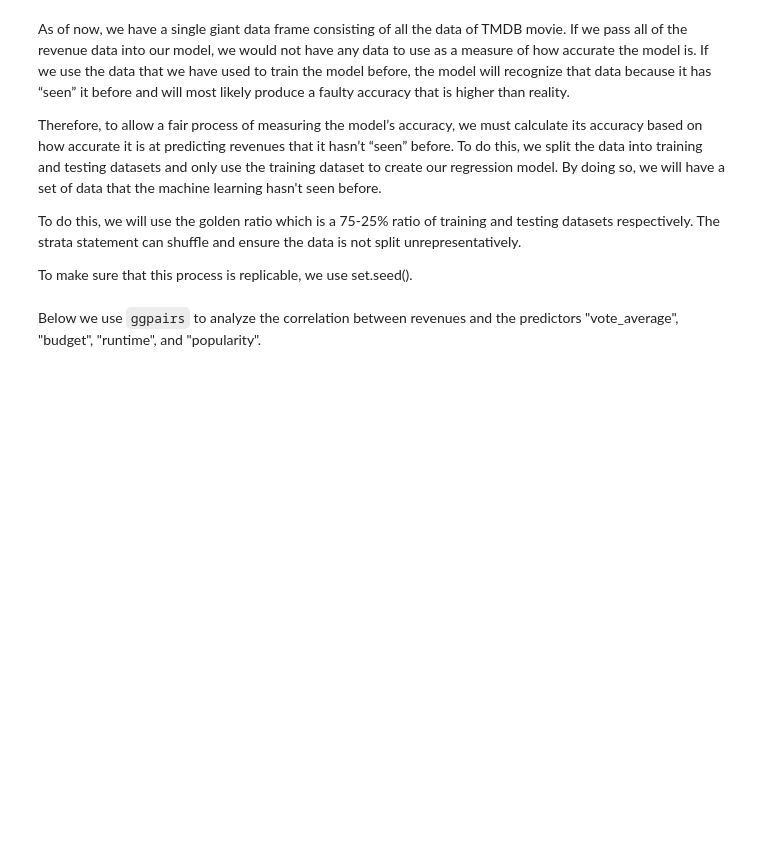
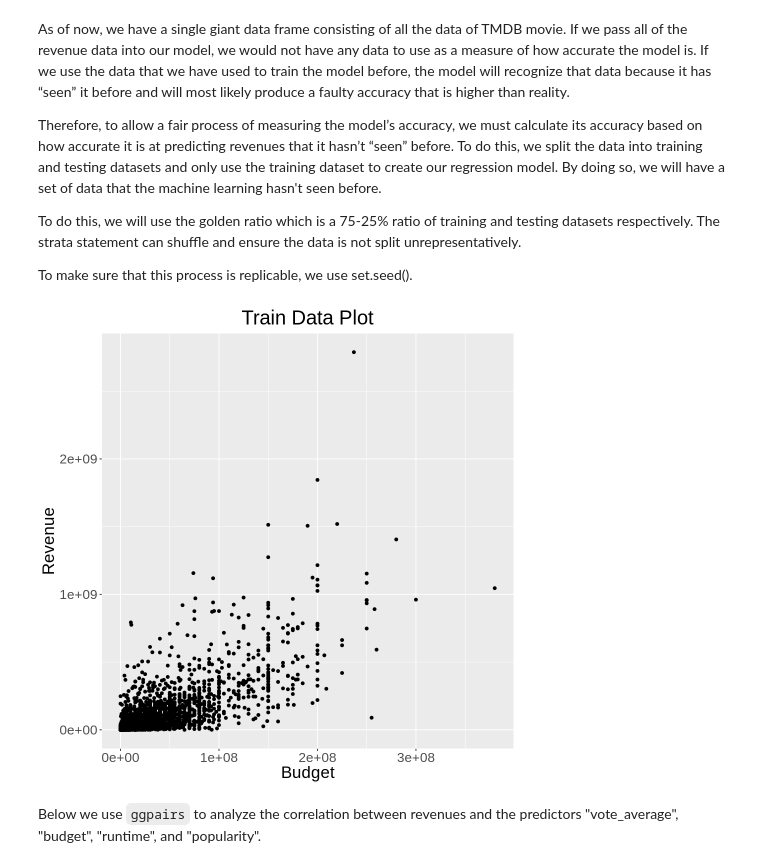
Before and after one commit to rehan13/Movie-Revenue-Predictions, a Jupyter notebook: Movie_Revenue_Preditor.ipynb, the cells around one changed output. Drawn from its saved outputs; the diff is of its cells as text; code cells hidden in the pictures; blank space fills up the shorter version.

```diff
--- a/Movie_Revenue_Preditor.ipynb
+++ b/Movie_Revenue_Preditor.ipynb
@@ -191,9 +86,20 @@ To make sure that this process is replicable, we use set.seed().
 # %%
 # Train / Test Data
 set.seed(15)
-revenue_split <- initial_split(Rev_sample, prop = 0.75, strata = revenue)
+revenue_split <- initial_split(Revenue_Data_Particulars, prop = 0.75, strata = revenue)
 revenue_train <- training(revenue_split)
 revenue_test <- testing(revenue_split)
+
+# Graph for train data
+revenue_train_diagram <- revenue_train %>%
+    ggplot(aes(x = budget, y = revenue)) +
+    geom_point()+
+    labs(x = "Budget", y = "Revenue")+
+    ggtitle("Train Data Plot") +
+    theme(text = element_text(size = 15), plot.title = element_text(hjust = 0.5))
+revenue_train_diagram
+# %% [output]
+[figure, added]
 # %% [markdown]
 Below we use `ggpairs` to analyze the correlation between revenues and the predictors "vote_average", "budget", "runtime", and "popularity".
 # %% [markdown]
```
Also changed, not shown: parts of 45 cells of this notebook.
